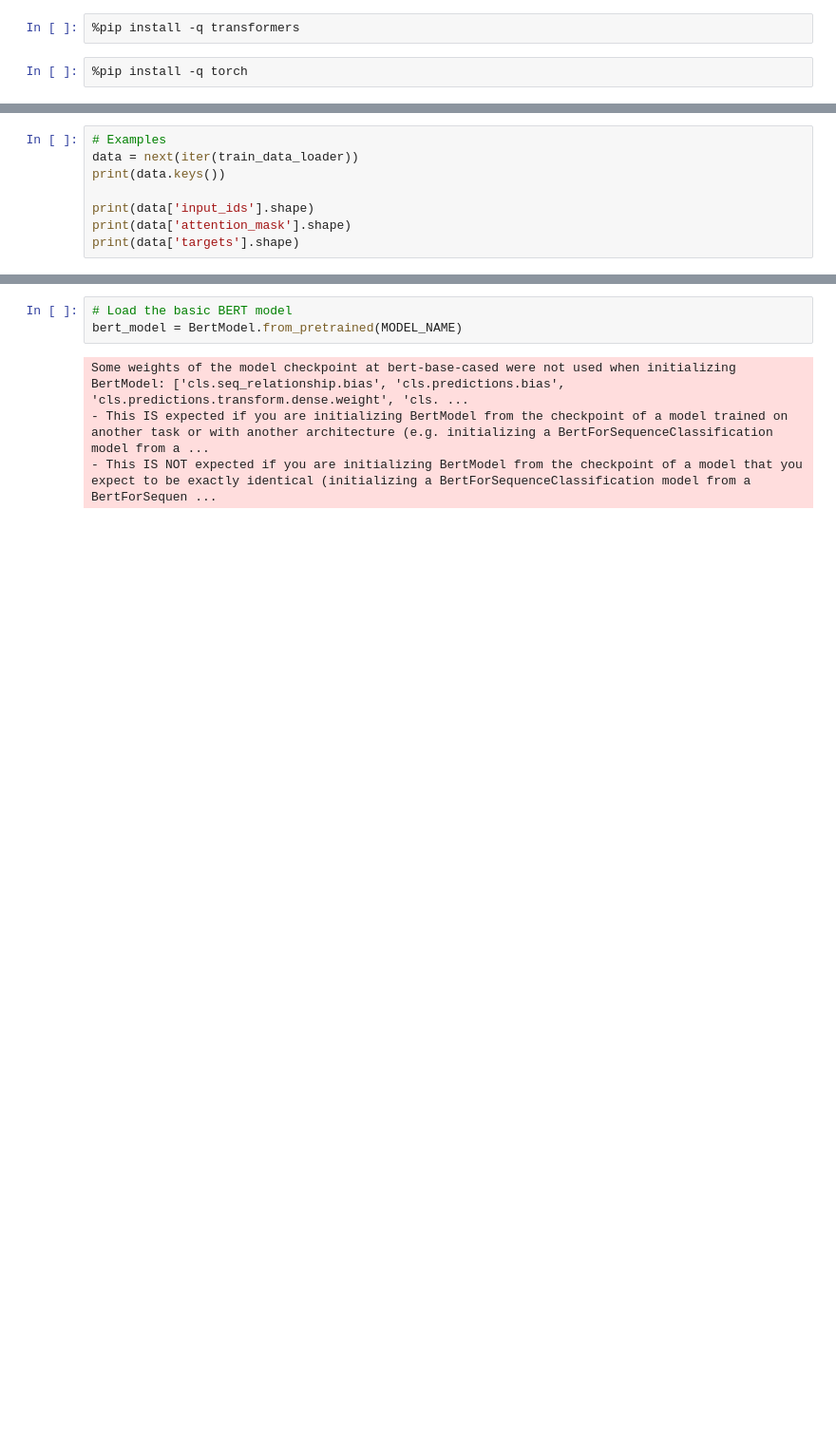
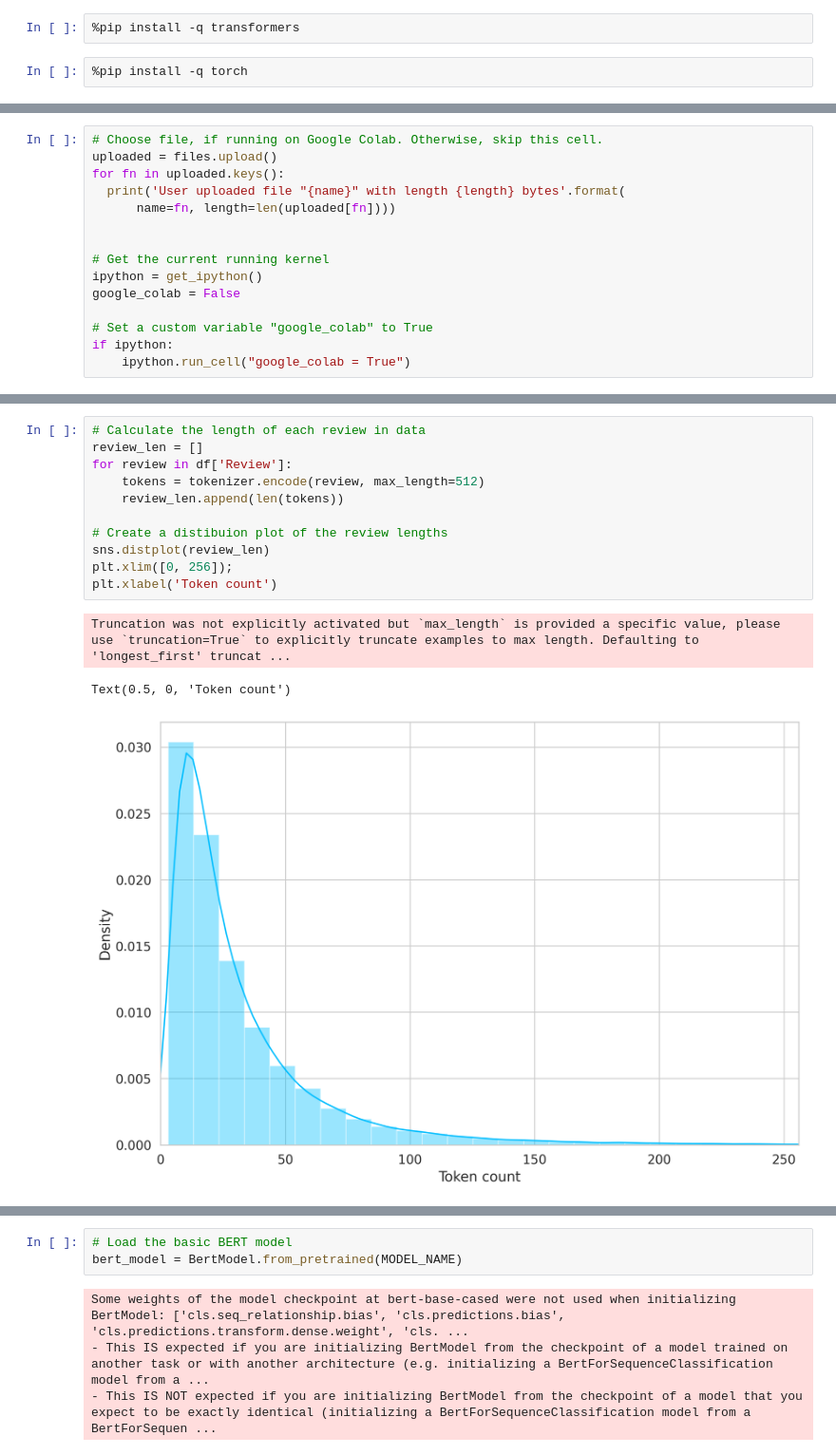
Before and after one commit to ekinfergan/Thesis_Jupyter_Final, a Jupyter notebook: src/models/bert.ipynb, the cells around one changed output, grey strips where cells are left out. Shown at 95% size. Drawn from its saved outputs; the diff is of its cells as text; blank space fills up the shorter version.

```diff
--- a/src/models/bert.ipynb
+++ b/src/models/bert.ipynb
@@ -236,8 +6,0 @@ test_data_loader = create_data_loader(df_test, tokenizer, MAX_LEN, BATCH_SIZE)
-# %%
-# Examples
-data = next(iter(train_data_loader))
-print(data.keys())
-
-print(data['input_ids'].shape)
-print(data['attention_mask'].shape)
-print(data['targets'].shape)
@@ -248,0 +73,15 @@ torch.Size([16])
+# %%
+# Choose file, if running on Google Colab. Otherwise, skip this cell.
+uploaded = files.upload()
+for fn in uploaded.keys():
+  print('User uploaded file "{name}" with length {length} bytes'.format(
+      name=fn, length=len(uploaded[fn])))
+
+
+# Get the current running kernel
+ipython = get_ipython()
+google_colab = False
+
+# Set a custom variable "google_colab" to True
+if ipython:
+    ipython.run_cell("google_colab = True")
@@ -248,0 +208,15 @@ torch.Size([16])
+# %%
+# Calculate the length of each review in data
+review_len = []
+for review in df['Review']:
+    tokens = tokenizer.encode(review, max_length=512)
+    review_len.append(len(tokens))
+
+# Create a distibuion plot of the review lengths
+sns.distplot(review_len)
+plt.xlim([0, 256]);
+plt.xlabel('Token count')
+# %% [output]
+Truncation was not explicitly activated but `max_length` is provided a specific value, please use `truncation=True` to explicitly truncate examples to max length. Defaulting to 'longest_first' truncat ...
+Text(0.5, 0, 'Token count')
+[figure, added]
```
Also changed, not shown: parts of 36 cells of this notebook.
